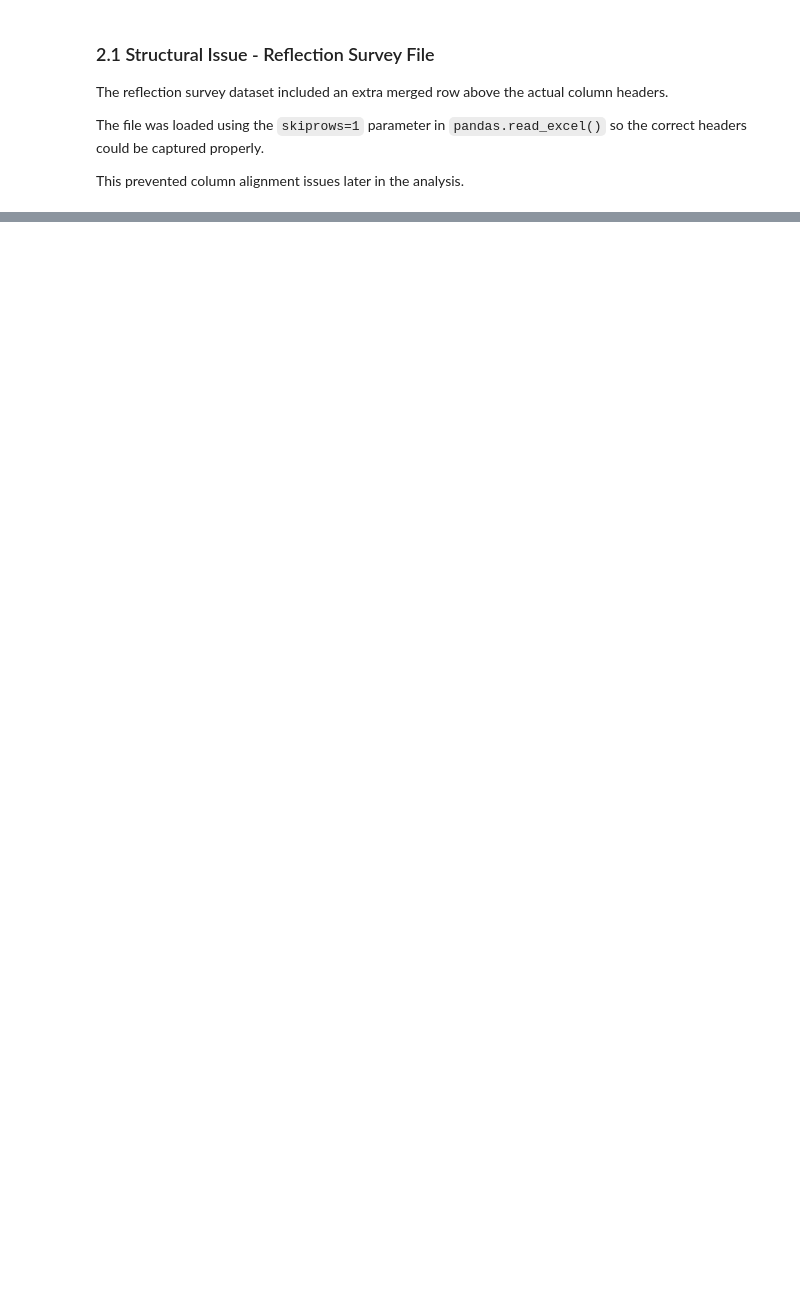
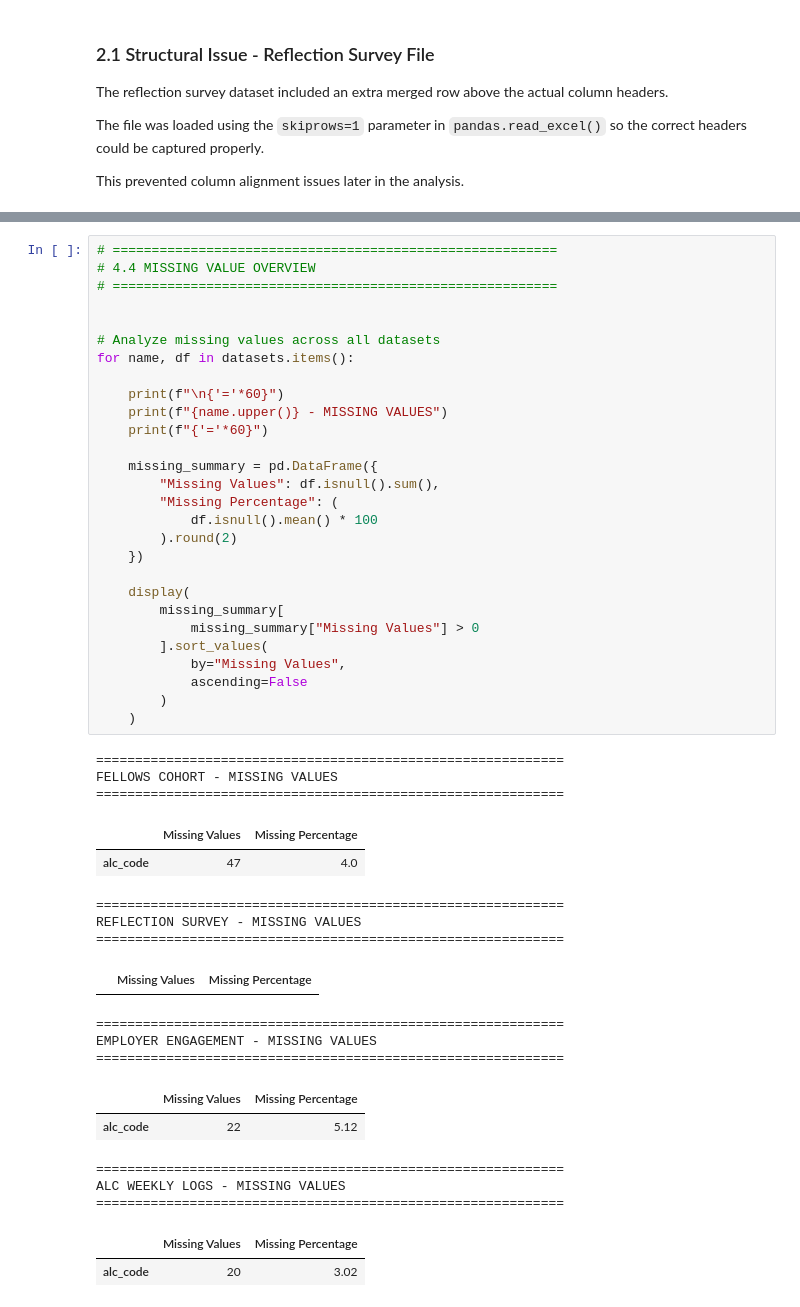
Before and after one commit to Efe-Godson/3mtt-stage2-analysis, a Jupyter notebook: notebooks/deliverable_2_analysis_notebook.ipynb, the cells around one changed output, grey strips where cells are left out. Saved outputs shown, nothing was run; the diff lists cells and outputs as text; blank space fills up the shorter version.

```diff
--- a/notebooks/deliverable_2_analysis_notebook.ipynb
+++ b/notebooks/deliverable_2_analysis_notebook.ipynb
@@ -62,0 +235,48 @@ This prevented column alignment issues later in the analysis.
+# %%
+# =========================================================
+# 4.4 MISSING VALUE OVERVIEW
+# =========================================================
+
+
+# Analyze missing values across all datasets
+for name, df in datasets.items():
+
+    print(f"\n{'='*60}")
+    print(f"{name.upper()} - MISSING VALUES")
+    print(f"{'='*60}")
+
+    missing_summary = pd.DataFrame({
+        "Missing Values": df.isnull().sum(),
+        "Missing Percentage": (
+            df.isnull().mean() * 100
+        ).round(2)
+    })
+
+    display(
+        missing_summary[
+            missing_summary["Missing Values"] > 0
+        ].sort_values(
+            by="Missing Values",
+            ascending=False
+        )
+    )
+# %% [output]
+============================================================
+FELLOWS COHORT - MISSING VALUES
+============================================================
+|  | Missing Values | Missing Percentage |
+| alc_code | 47 | 4.0 |
+============================================================
+REFLECTION SURVEY - MISSING VALUES
+============================================================
+|  | Missing Values | Missing Percentage |
+============================================================
+EMPLOYER ENGAGEMENT - MISSING VALUES
+============================================================
+|  | Missing Values | Missing Percentage |
+| alc_code | 22 | 5.12 |
+============================================================
+ALC WEEKLY LOGS - MISSING VALUES
+============================================================
+|  | Missing Values | Missing Percentage |
+| alc_code | 20 | 3.02 |
```
Also changed, not shown: parts of 5 cells of this notebook.
